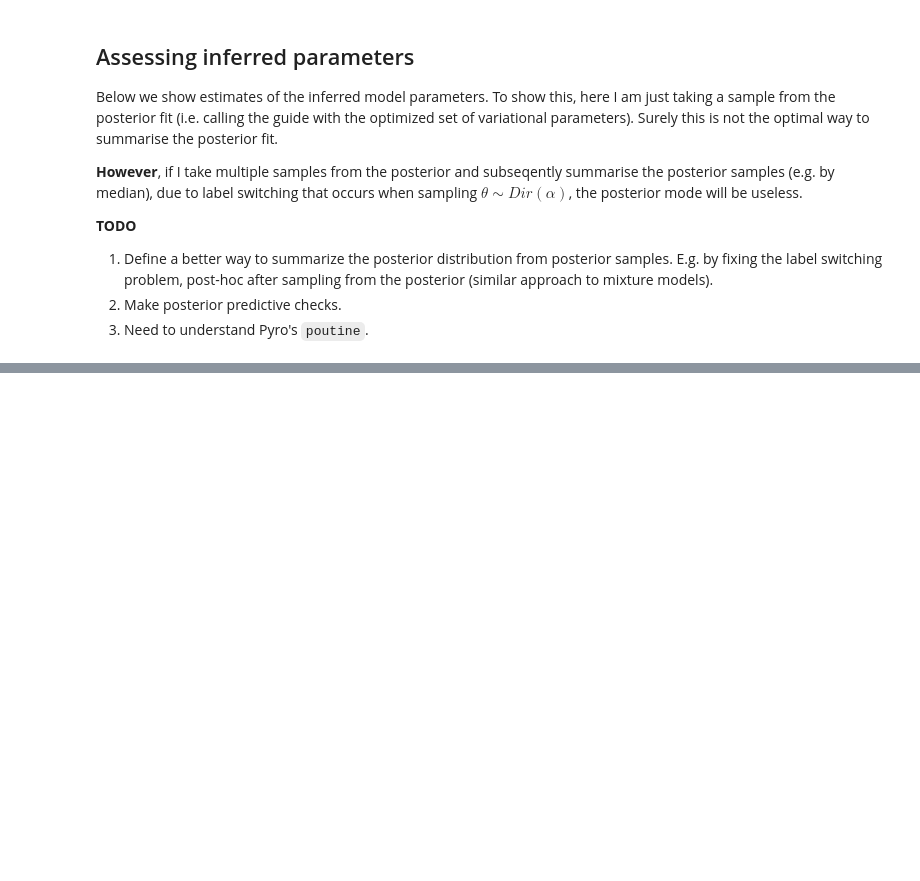
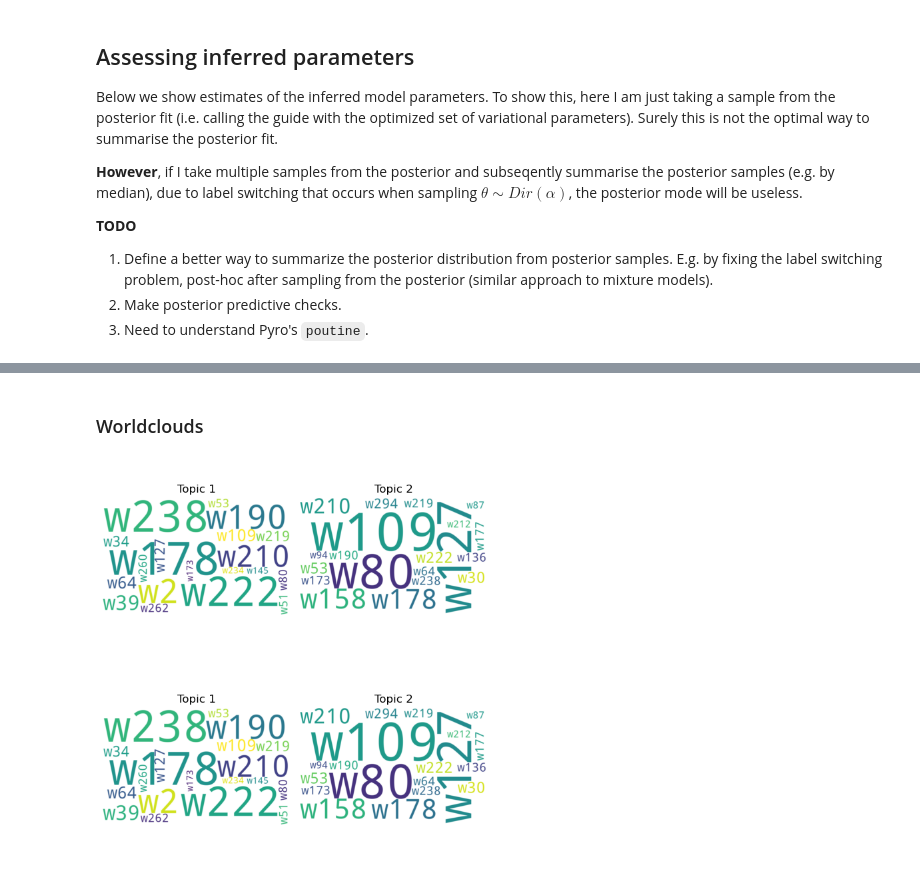
Before and after one commit to andreaskapou/stm, a Jupyter notebook: code/r_amortized_lda.ipynb, the cells around one changed output, grey strips where cells are left out. Saved outputs shown, nothing was run; the diff lists cells and outputs as text; code cells hidden in the pictures; blank space fills up the shorter version.

```diff
--- a/code/r_amortized_lda.ipynb
+++ b/code/r_amortized_lda.ipynb
@@ -106,3 +117,5 @@ array([[1.30291809e-07, 2.98236497e-06],
+# %%
+vocab = obj_sim['vocab']
 # %% [markdown]
 ## Fit AmortizedLDA
 
@@ -158,12 +196,9 @@ __TODO__
 1. Define a better way to summarize the posterior distribution from posterior samples. E.g. by fixing the label switching problem, post-hoc after sampling from the posterior (similar approach to mixture models).
 2. Make posterior predictive checks.
 3. Need to understand Pyro's `poutine`.
-# %%
-# Get the fitted guide object, from which we will sample from.
-guide = obj['guide']
 # %%
 # A single sample from the guide
-post_sample = guide(D = D, nTopics = nTopics, nRegions = nRegions, batch_size=64)
+post_sample = guide(D = D, nTopics = nTopics, nRegions = nRegions)
 # %%
 post_sample['alpha'] # posterior alpha
 # %% [output]
@@ -199,0 +242,7 @@ array([[1.91718191e-05, 1.39551275e-05],
+# %% [markdown]
+### Worldclouds
+# %%
+make_word_cloud_figure(post_sample['phi'], vocab, 20)
+# %% [output]
+[figure, added]
+[figure, added]
```
Also changed, not shown: parts of 21 cells of this notebook, 6 other files.
